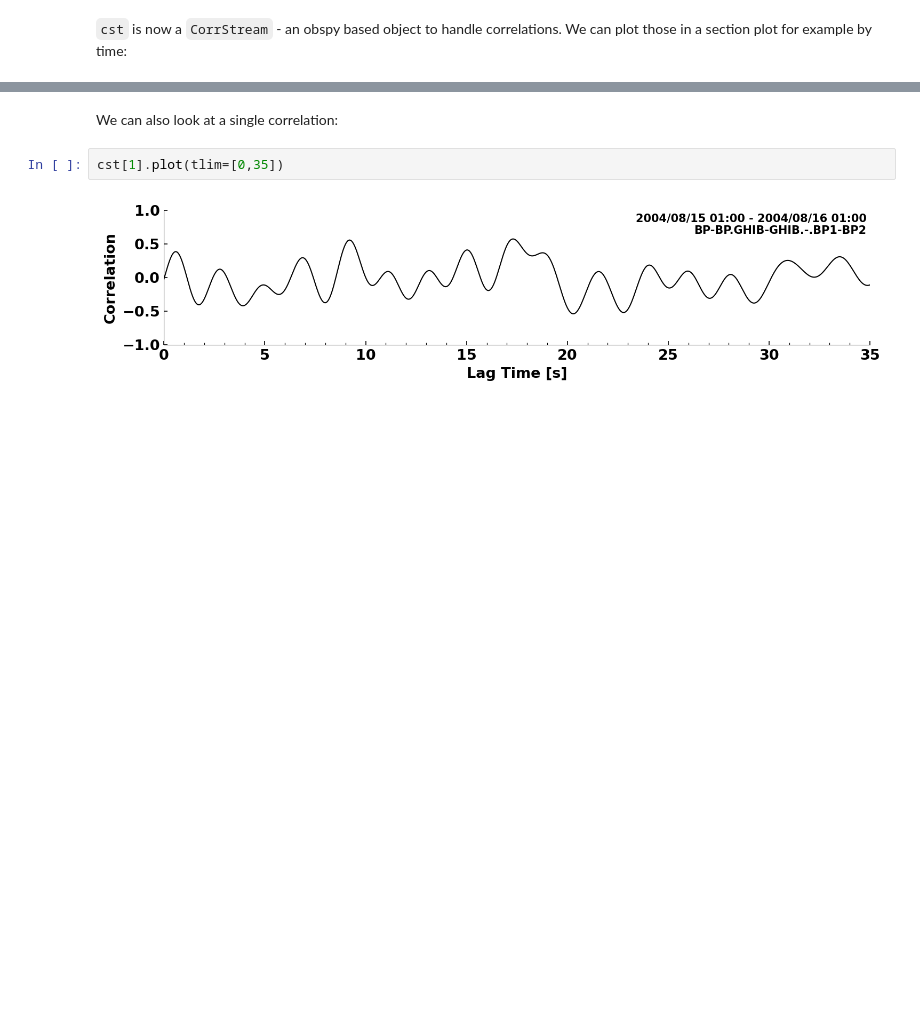
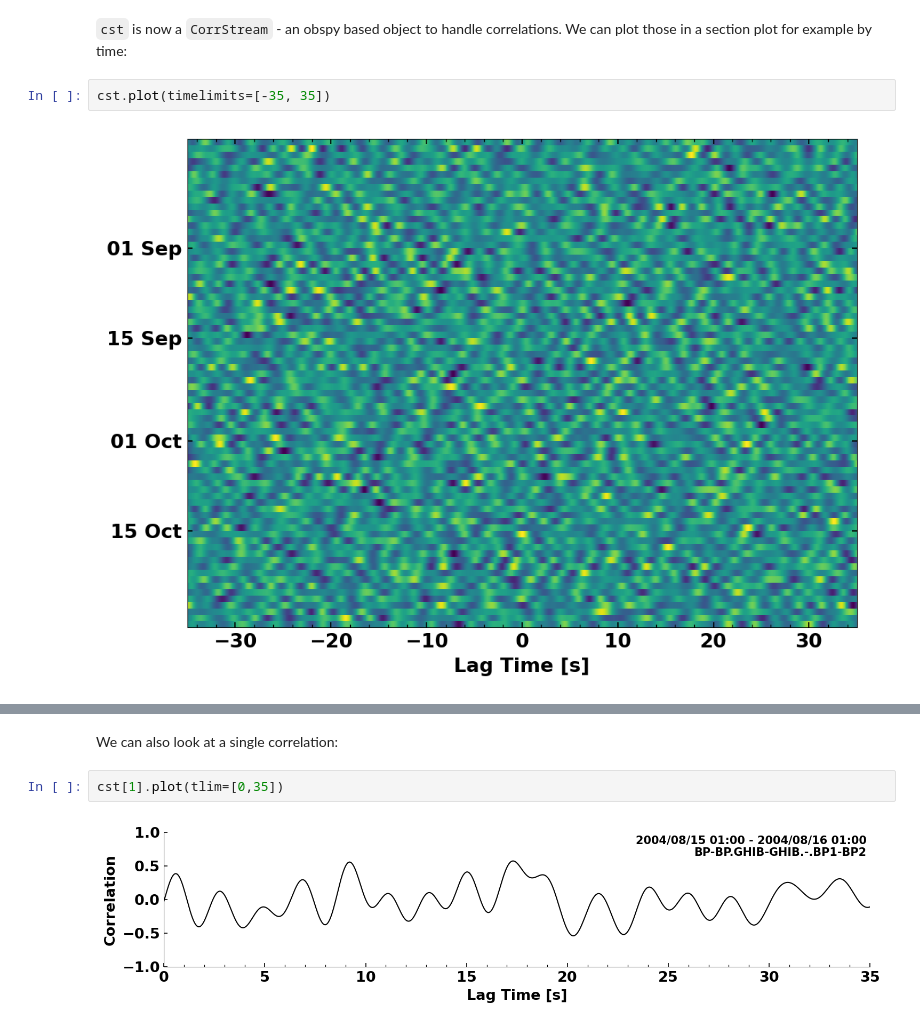
Before and after one commit to PeterMakus/SeisMIC, a Jupyter notebook: examples/tutorial.ipynb, the cells around one changed output, grey strips where cells are left out. Cells and saved outputs as stored; diff of their text form; blank space fills up the shorter version.

```diff
--- a/examples/tutorial.ipynb
+++ b/examples/tutorial.ipynb
@@ -171,3 +178,7 @@ print(type(cst))
 # %% [markdown]
 `cst` is now a `CorrStream` - an obspy based object to handle correlations. We can plot those in a section plot for example by time:
+# %%
+cst.plot(timelimits=[-35, 35])
+# %% [output]
+[figure, added]
 # %%
```
Also changed, not shown: parts of 4 cells of this notebook.
